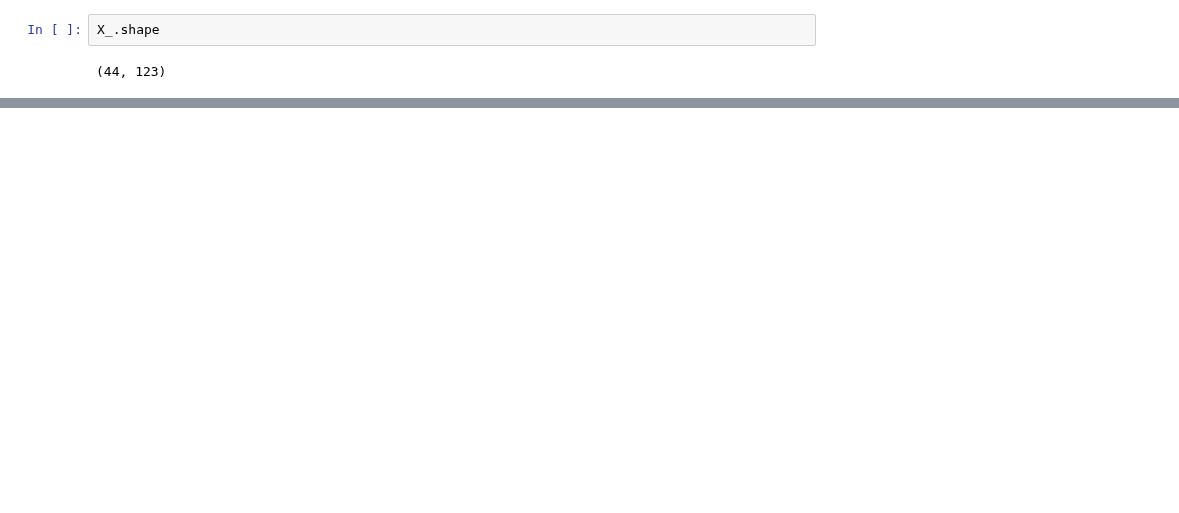
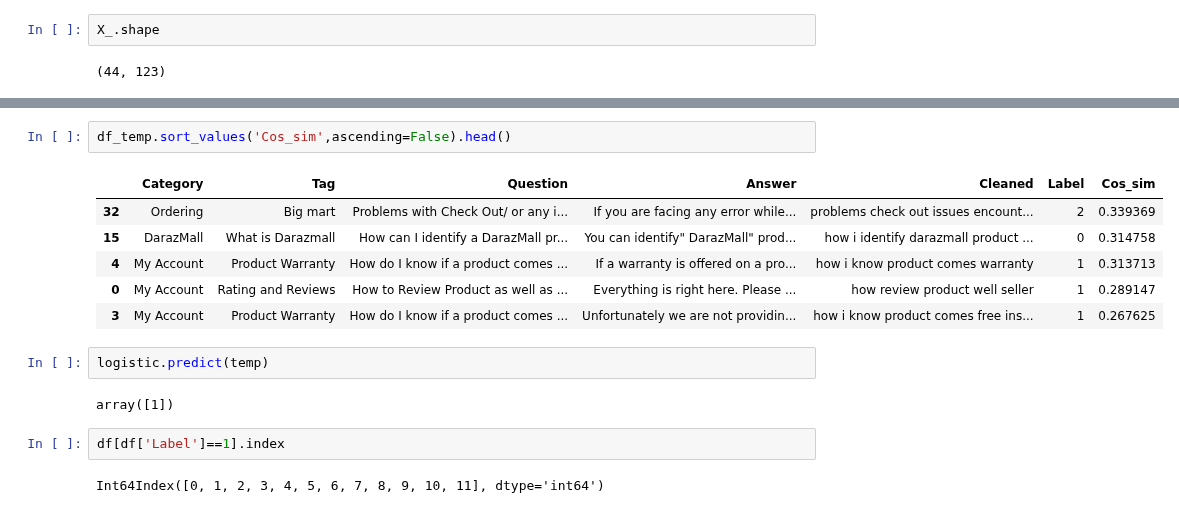
Before and after one commit to rissuuuu/DataScience, a Jupyter notebook: NLP Task/Task.ipynb, the cells around one changed output, grey strips where cells are left out. Drawn from its saved outputs; the diff is of its cells as text; blank space fills up the shorter version.

```diff
--- a/NLP Task/Task.ipynb
+++ b/NLP Task/Task.ipynb
@@ -72,0 +178,17 @@ X_.shape
+# %%
+df_temp.sort_values('Cos_sim',ascending=False).head()
+# %% [output]
+|  | Category | Tag | Question | Answer | Cleaned | Label | Cos_sim |
+| 32 | Ordering | Big mart | Problems with Check Out/ or any i... | If you are facing any error while... | problems check out issues encount... | 2 | 0.339369 |
+| 15 | DarazMall | What is Darazmall | How can I identify a DarazMall pr... | You can identify" DarazMall" prod... | how i identify darazmall product ... | 0 | 0.314758 |
+| 4 | My Account | Product Warranty | How do I know if a product comes ... | If a warranty is offered on a pro... | how i know product comes warranty | 1 | 0.313713 |
+| 0 | My Account | Rating and Reviews | How to Review Product as well as ... | Everything is right here. Please ... | how review product well seller | 1 | 0.289147 |
+| 3 | My Account | Product Warranty | How do I know if a product comes ... | Unfortunately we are not providin... | how i know product comes free ins... | 1 | 0.267625 |
+# %%
+logistic.predict(temp)
+# %% [output]
+array([1])
+# %%
+df[df['Label']==1].index
+# %% [output]
+Int64Index([0, 1, 2, 3, 4, 5, 6, 7, 8, 9, 10, 11], dtype='int64')
```
Also changed, not shown: parts of 17 cells of this notebook.
